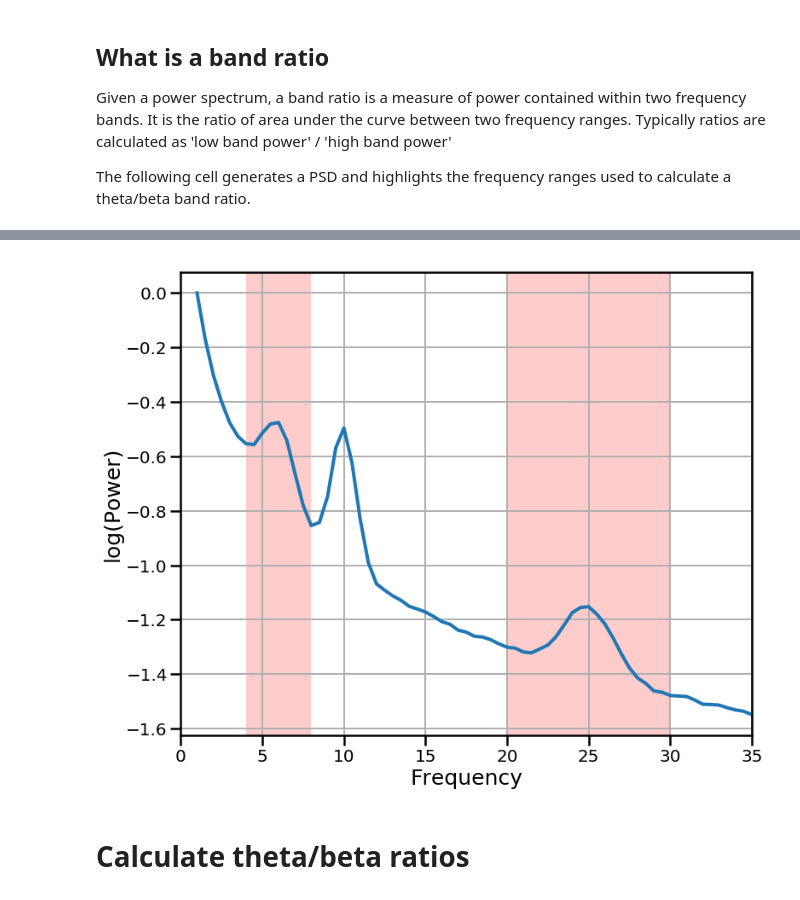
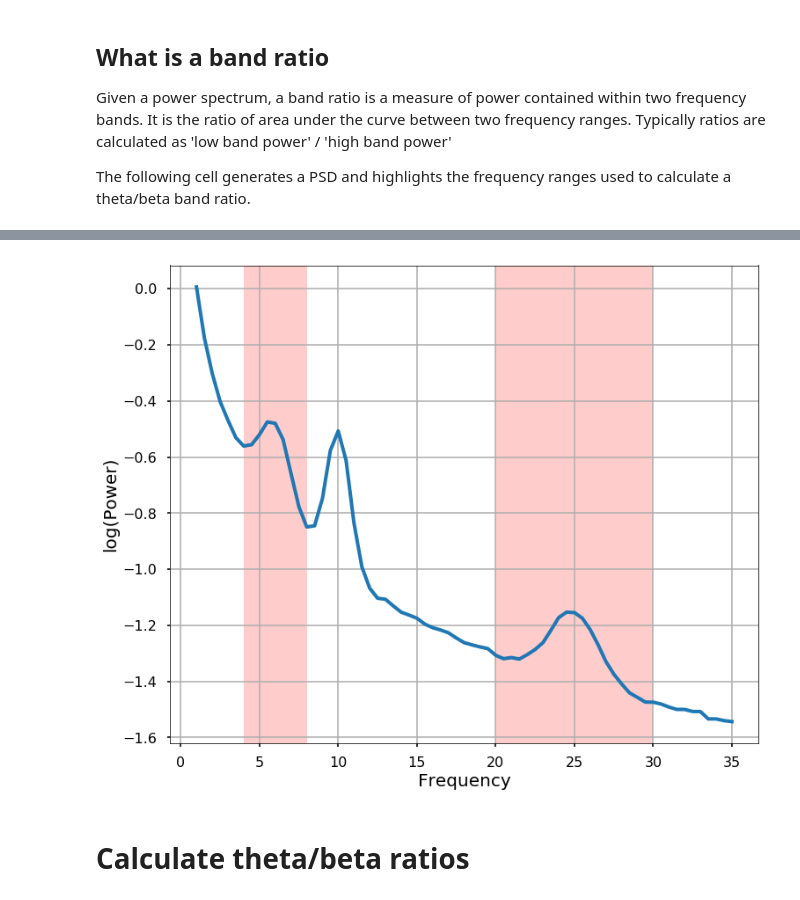
Before and after one commit to voytekresearch/BandRatios, a Jupyter notebook: notebooks/0-Band-Ratio_Introduction.ipynb, the cells around one changed output, grey strips where cells are left out. Drawn from its saved outputs; the diff is of its cells as text; code cells hidden in the pictures.

```diff
--- a/notebooks/0-Band-Ratio_Introduction.ipynb
+++ b/notebooks/0-Band-Ratio_Introduction.ipynb
@@ -41,0 +42,8 @@ fs, ps = gen_power_spectrum(freq_range, back_params, oscs)
+# %%
+def_bg = [OFF_DEF, APC_DEF]
+def_osc = [CF_LOW_DEF, AMP_DEF, BW_DEF, CF_HIGH_DEF, AMP_DEF, BW_DEF]
+fs, ps = gen_power_spectrum(freq_range, def_bg, def_osc)
+fm = FOOOF()
+fm.add_data(fs,ps)
+
+fm.plot(save_fig=True,file_name="sim_def_spec", file_path="./..")
@@ -42,8 +52,8 @@ fs, ps = gen_power_spectrum(freq_range, back_params, oscs)
 # %%
-fig = plot_spectrum_shading(fs, ps, [[4, 8], [20,30]], log_powers=True, linewidth=4, plot_style=custom_style)
-plt.savefig("../figures/what-is.png", dpi=700)
+fig = plot_spectrum_shading(fs, ps, [[4, 8], [20,30]], log_powers=True, linewidth=4)
+plt.savefig("../figures/tbr.png", dpi=200)
 # %% [output]
-[figure, old version]
+[figure, new version]
 # %%
 def custom_style(ax, log_freqs, log_powers):
     """Define to styling for a power spectrum plot."""
```
Also changed, not shown: parts of 3 cells of this notebook, 25 other files.
